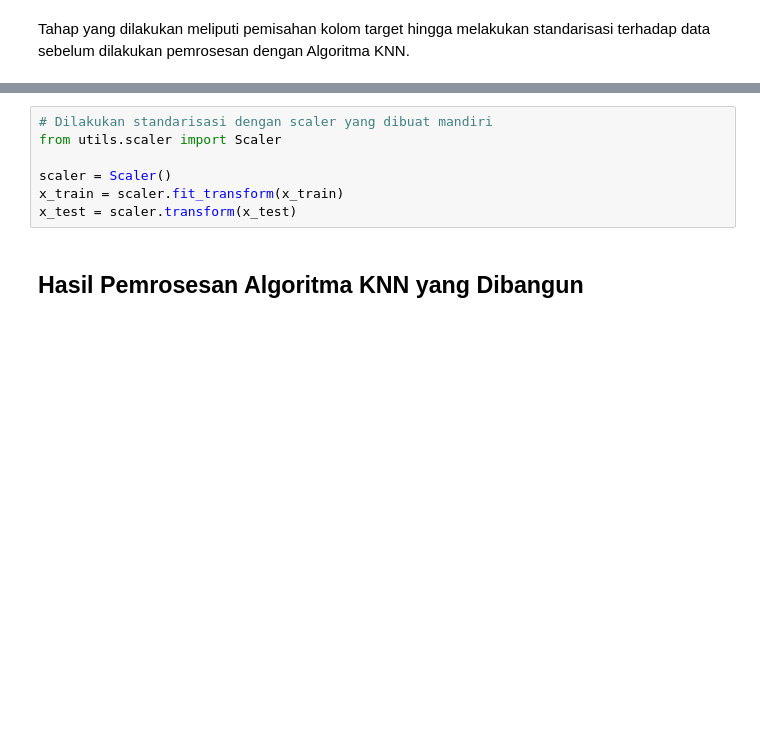
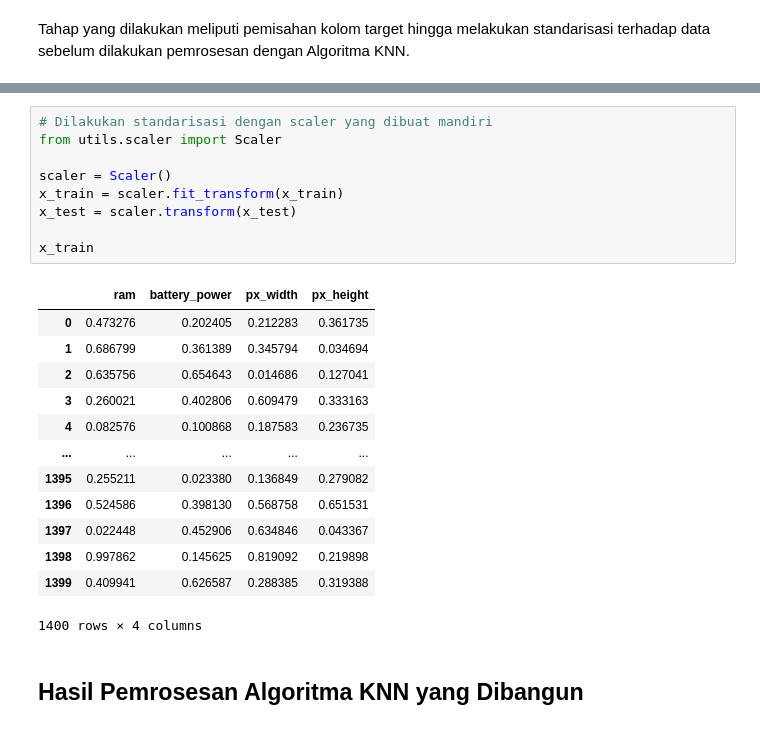
Before and after one commit to mikeleo03/Supervised-Learning-Algorithm, a Jupyter notebook: src/knn.ipynb, the cells around one changed output, grey strips where cells are left out. Cells and saved outputs as stored; diff of their text form; blank space fills up the shorter version.

```diff
--- a/src/knn.ipynb
+++ b/src/knn.ipynb
@@ -39,10 +68,26 @@ y_test = df_validation["price_range"]
 # %%
 # Dilakukan standarisasi dengan scaler yang dibuat mandiri
 from utils.scaler import Scaler
 
 scaler = Scaler()
 x_train = scaler.fit_transform(x_train)
 x_test = scaler.transform(x_test)
+
+x_train
+# %% [output]
+|  | ram | battery_power | px_width | px_height |
+| 0 | 0.473276 | 0.202405 | 0.212283 | 0.361735 |
+| 1 | 0.686799 | 0.361389 | 0.345794 | 0.034694 |
+| 2 | 0.635756 | 0.654643 | 0.014686 | 0.127041 |
+| 3 | 0.260021 | 0.402806 | 0.609479 | 0.333163 |
+| 4 | 0.082576 | 0.100868 | 0.187583 | 0.236735 |
+| ... | ... | ... | ... | ... |
+| 1395 | 0.255211 | 0.023380 | 0.136849 | 0.279082 |
+| 1396 | 0.524586 | 0.398130 | 0.568758 | 0.651531 |
+| 1397 | 0.022448 | 0.452906 | 0.634846 | 0.043367 |
+| 1398 | 0.997862 | 0.145625 | 0.819092 | 0.219898 |
+| 1399 | 0.409941 | 0.626587 | 0.288385 | 0.319388 |
+1400 rows × 4 columns
 # %% [markdown]
 ## Hasil Pemrosesan Algoritma KNN yang Dibangun
 # %% [markdown]
```
Also changed, not shown: parts of 15 cells of this notebook, 6 other files.
